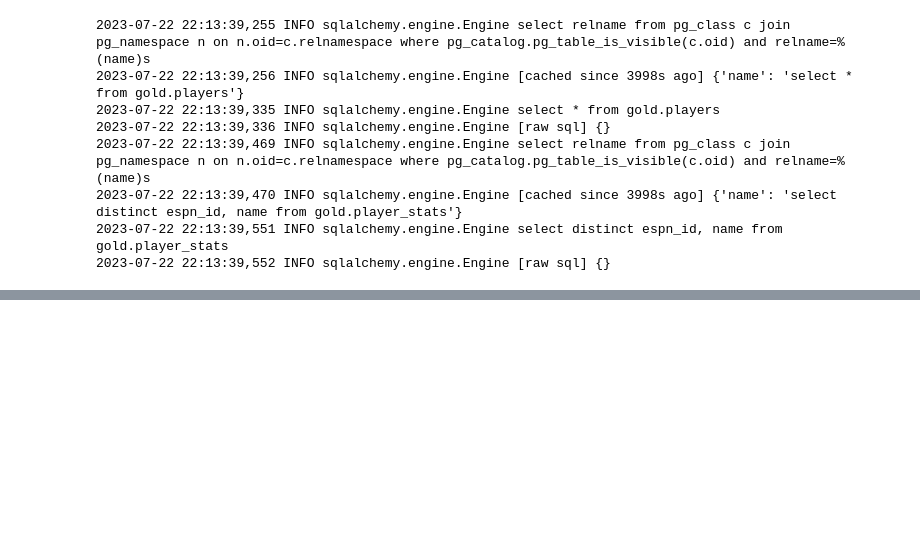
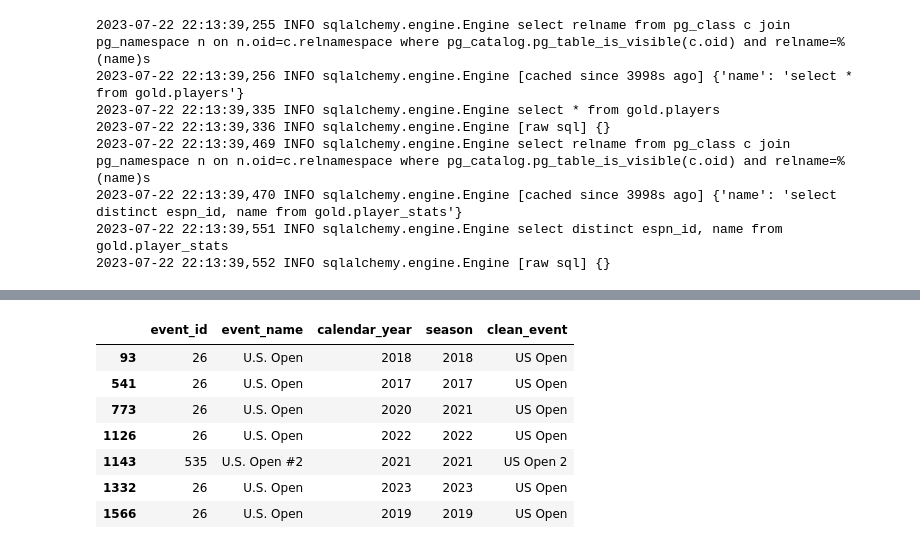
Before and after one commit to melebrett/MSDS-Capstone, a Jupyter notebook: dev/mapping.ipynb, the cells around one changed output, grey strips where cells are left out. Cells and saved outputs as stored; diff of their text form; code cells hidden in the pictures; blank space fills up the shorter version.

```diff
--- a/dev/mapping.ipynb
+++ b/dev/mapping.ipynb
@@ -230,0 +342,11 @@ utils.write_to_db(final, 'player_xref', schema='gold', append=True)
+# %%
+events[events['event_name'].str.contains('U.S. Open')]
+# %% [output]
+|  | event_id | event_name | calendar_year | season | clean_event |
+| 93 | 26 | U.S. Open | 2018 | 2018 | US Open |
+| 541 | 26 | U.S. Open | 2017 | 2017 | US Open |
+| 773 | 26 | U.S. Open | 2020 | 2021 | US Open |
+| 1126 | 26 | U.S. Open | 2022 | 2022 | US Open |
+| 1143 | 535 | U.S. Open #2 | 2021 | 2021 | US Open 2 |
+| 1332 | 26 | U.S. Open | 2023 | 2023 | US Open |
+| 1566 | 26 | U.S. Open | 2019 | 2019 | US Open |
```
Also changed, not shown: parts of 15 cells of this notebook, 7 other files.
